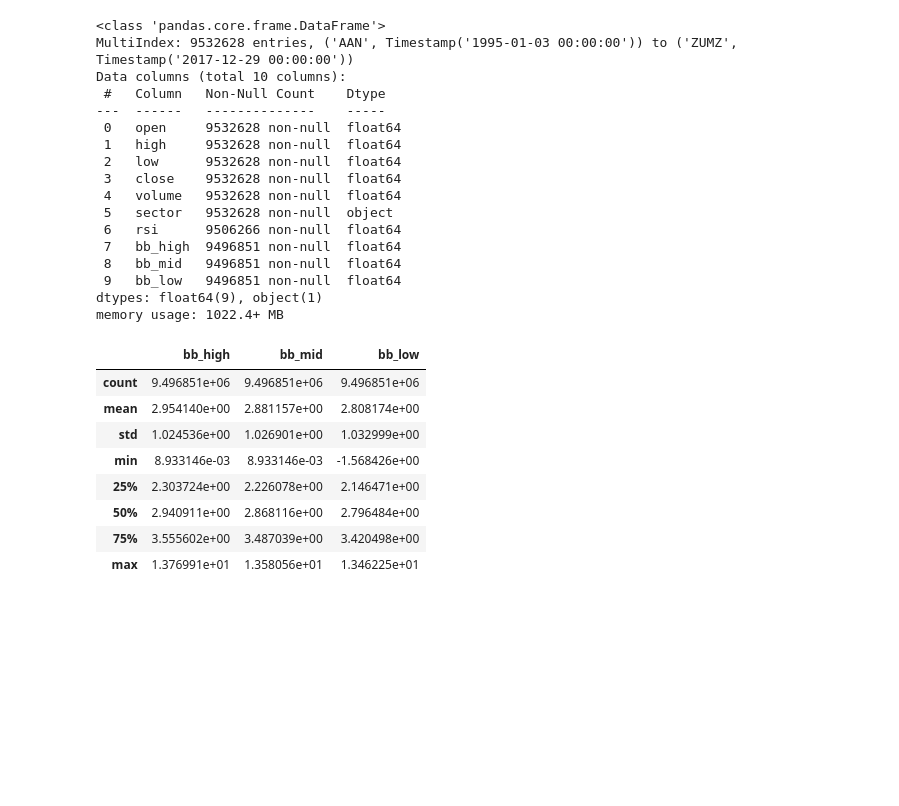
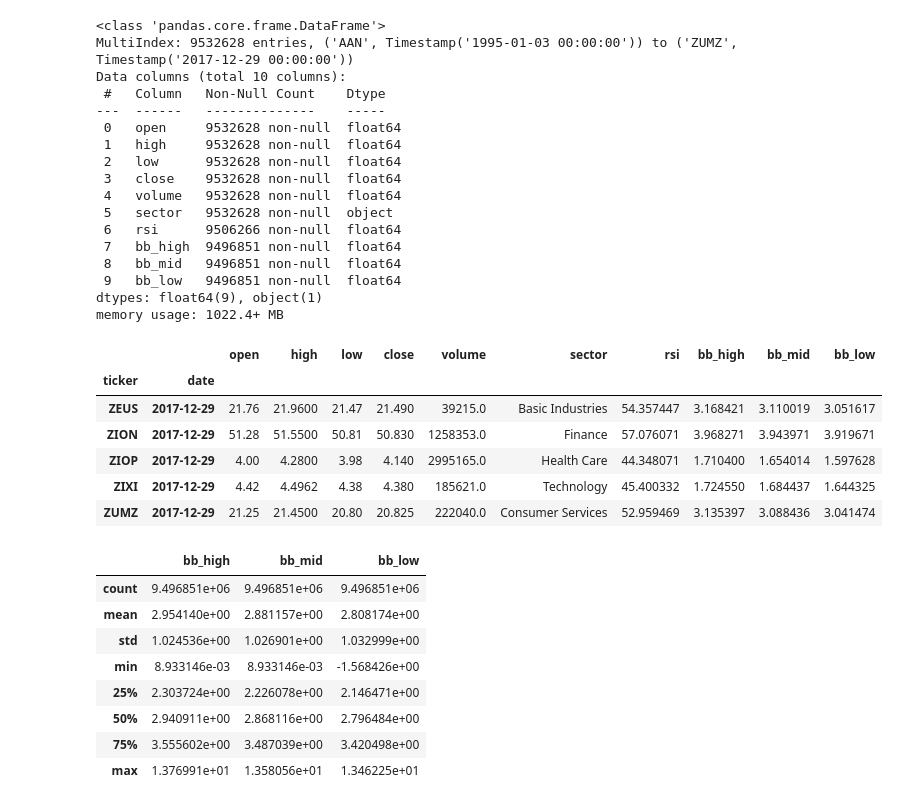
Before and after one commit to OliverJoo/quant_modeling, a Jupyter notebook: MDLing/RF_data_prep.ipynb, the cells around one changed output. Saved outputs shown, nothing was run; the diff lists cells and outputs as text; code cells hidden in the pictures; blank space fills up the shorter version.

```diff
--- a/MDLing/RF_data_prep.ipynb
+++ b/MDLing/RF_data_prep.ipynb
@@ -100,6 +99,16 @@ Data columns (total 10 columns):
  9   bb_low   9496851 non-null  float64
 dtypes: float64(9), object(1)
 memory usage: 1022.4+ MB
+# %%
+prices.tail()
+# %% [output]
+|  |  | open | high | low | close | volume | sector | rsi | bb_high | bb_mid | bb_low |
+| ticker | date |  |  |  |  |  |  |  |  |  |  |
+| ZEUS | 2017-12-29 | 21.76 | 21.9600 | 21.47 | 21.490 | 39215.0 | Basic Industries | 54.357447 | 3.168421 | 3.110019 | 3.051617 |
+| ZION | 2017-12-29 | 51.28 | 51.5500 | 50.81 | 50.830 | 1258353.0 | Finance | 57.076071 | 3.968271 | 3.943971 | 3.919671 |
+| ZIOP | 2017-12-29 | 4.00 | 4.2800 | 3.98 | 4.140 | 2995165.0 | Health Care | 44.348071 | 1.710400 | 1.654014 | 1.597628 |
+| ZIXI | 2017-12-29 | 4.42 | 4.4962 | 4.38 | 4.380 | 185621.0 | Technology | 45.400332 | 1.724550 | 1.684437 | 1.644325 |
+| ZUMZ | 2017-12-29 | 21.25 | 21.4500 | 20.80 | 20.825 | 222040.0 | Consumer Services | 52.959469 | 3.135397 | 3.088436 | 3.041474 |
 # %%
 prices.filter(like='bb_').describe()
 # %% [output]
```
Also changed, not shown: parts of 16 cells of this notebook.
